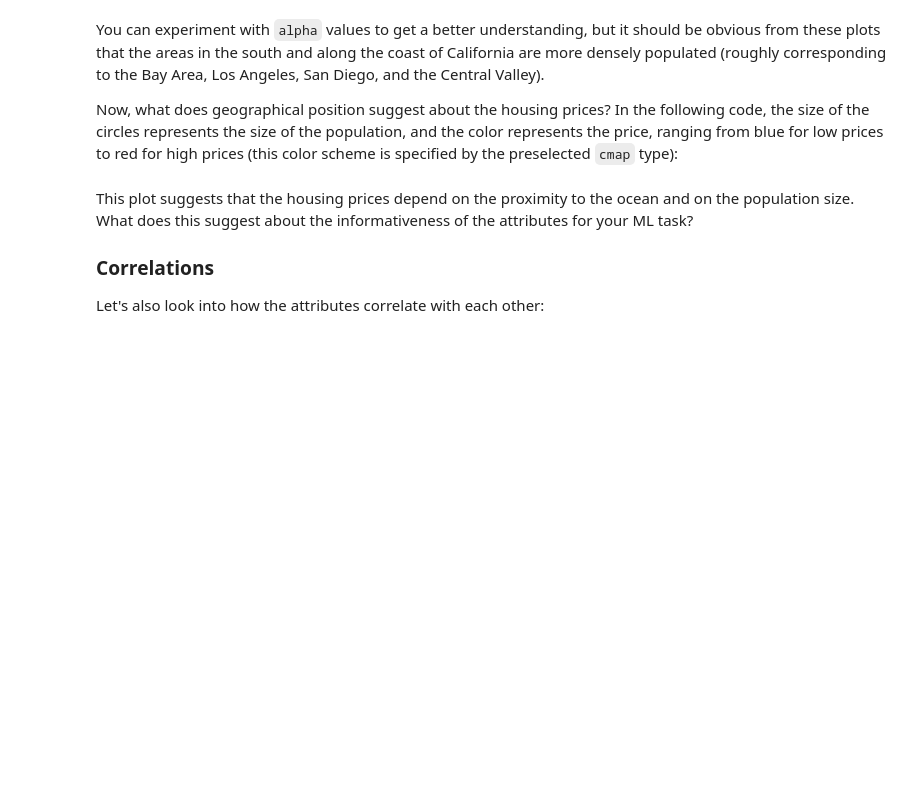
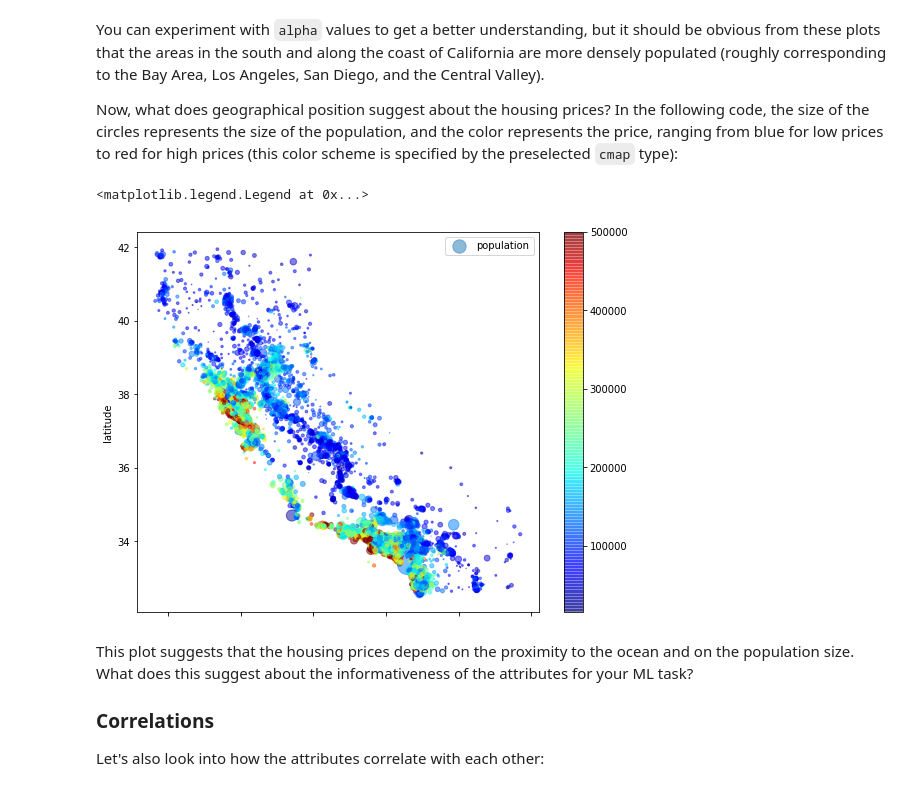
Before and after one commit to dks28/cl-datasci-pnp, a Jupyter notebook: DSPNP_practical1/DSPNP_notebook1.ipynb, the cells around one changed output. Cells and saved outputs as stored; diff of their text form; code cells hidden in the pictures; blank space fills up the shorter version.

```diff
--- a/DSPNP_practical1/DSPNP_notebook1.ipynb
+++ b/DSPNP_practical1/DSPNP_notebook1.ipynb
@@ -171,5 +229,9 @@ from sklearn.model_selection import StratifiedShuffleSplit
 
 split = StratifiedShuffleSplit(n_splits=1, test_size=0.2, random_state=42)
 for train_index, test_index in split.split(housing, housing["income_cat"]):
-    strat_train_set = housing.loc[train_index]
-    strat_test_set = housing.loc[test_index]
+    strat_train_set = housing.iloc[train_index]
+    strat_test_set = housing.iloc[test_index]
+split_alt = StratifiedShuffleSplit(n_splits=1, test_size=0.2, random_state=42)
+for train_index, test_index in split_alt.split(housing, housing["income_cat_alt"]):
+    strat_train_set_alt = housing.iloc[train_index]
+    strat_test_set_alt = housing.iloc[test_index]
@@ -232,10 +366,13 @@ You can experiment with `alpha` values to get a better understanding, but it sho
 Now, what does geographical position suggest about the housing prices? In the following code, the size of the circles represents the size of the population, and the color represents the price, ranging from blue for low prices to red for high prices (this color scheme is specified by the preselected `cmap` type):
 # %%
 housing.plot(kind='scatter', x='longitude', y='latitude', alpha=0.5,
-            s=housing["population"]/100, label="population", figsize=(10,7),
+            s=housing["population"]/100, label="population", figsize=(9,7),
             c=housing["median_house_value"], cmap=plt.get_cmap("jet"), colorbar="True",
             )
 plt.legend()
+# %% [output]
+<matplotlib.legend.Legend at 0x...>
+[figure, added]
 # %% [markdown]
 This plot suggests that the housing prices depend on the proximity to the ocean and on the population size. What does this suggest about the informativeness of the attributes for your ML task?
 
```
Also changed, not shown: parts of 75 cells of this notebook, 1 other file.
